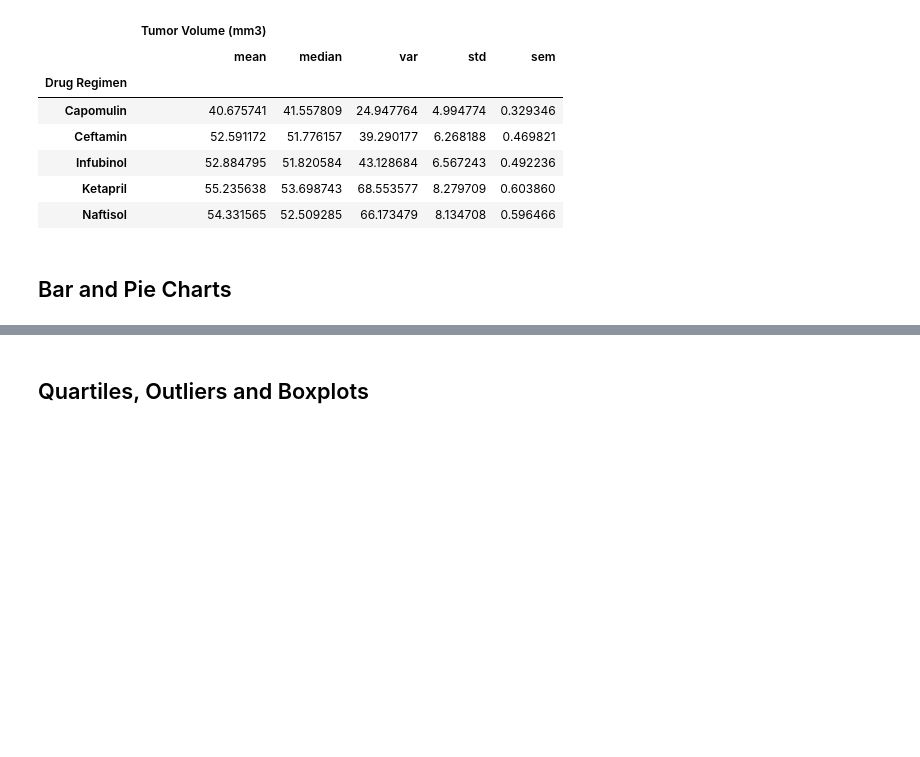
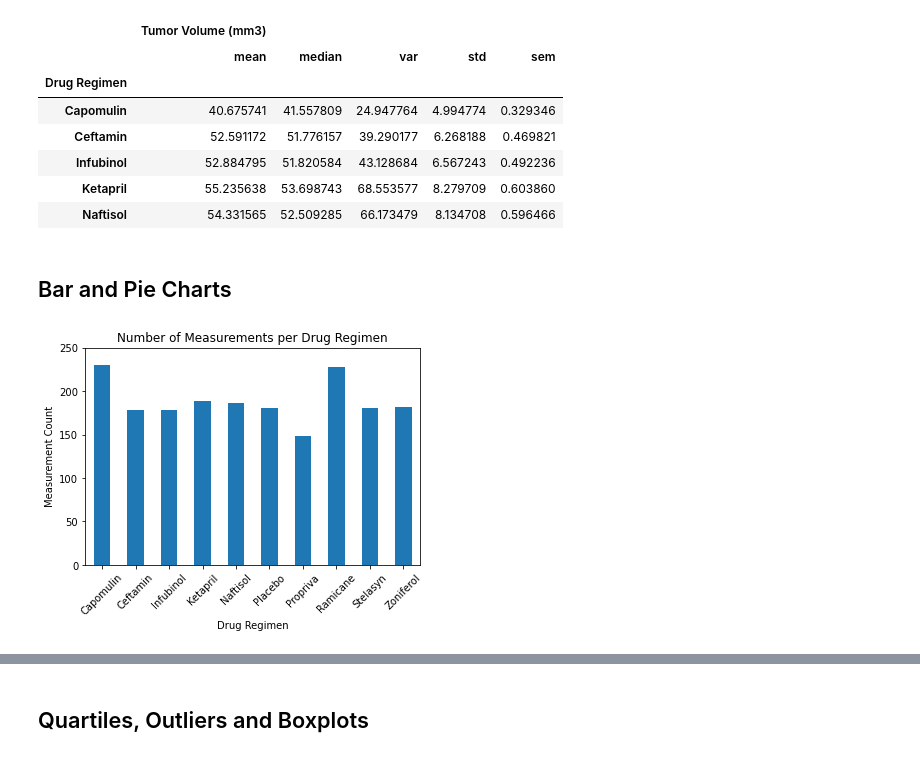
Before and after one commit to sunwoo-kim20/matplotlib-challenge, a Jupyter notebook: Pymaceuticals/pymaceuticals_starter.ipynb, the cells around one changed output, grey strips where cells are left out. Saved outputs shown, nothing was run; the diff lists cells and outputs as text; code cells hidden in the pictures; blank space fills up the shorter version.

```diff
--- a/Pymaceuticals/pymaceuticals_starter.ipynb
+++ b/Pymaceuticals/pymaceuticals_starter.ipynb
@@ -119,8 +119,20 @@ summary_table2.head()
 ## Bar and Pie Charts
 # %%
 # Generate a bar plot showing the total number of measurements taken on each drug regimen using pandas.
+regimen_groupby.count().plot(kind = 'bar',
+                             y = 'Tumor Volume (mm3)',
+                             xlabel = 'Drug Regimen',
+                             ylabel = 'Measurement Count',
+                             title = 'Number of Measurements per Drug Regimen',
+                             legend = False,
+                             xlim = (-0.5, 9.5),
+                             ylim = (0, 250),
+                             rot = 45)
 
-regimens = regimen_groupby['Tumor Volume (mm3)'].count().index
+
+plt.show()
+# %% [output]
+[figure, added]
 # %%
 # Generate a bar plot showing the total number of measurements taken on each drug regimen using pyplot.
 
```
Also changed, not shown: parts of 1 cell of this notebook.
